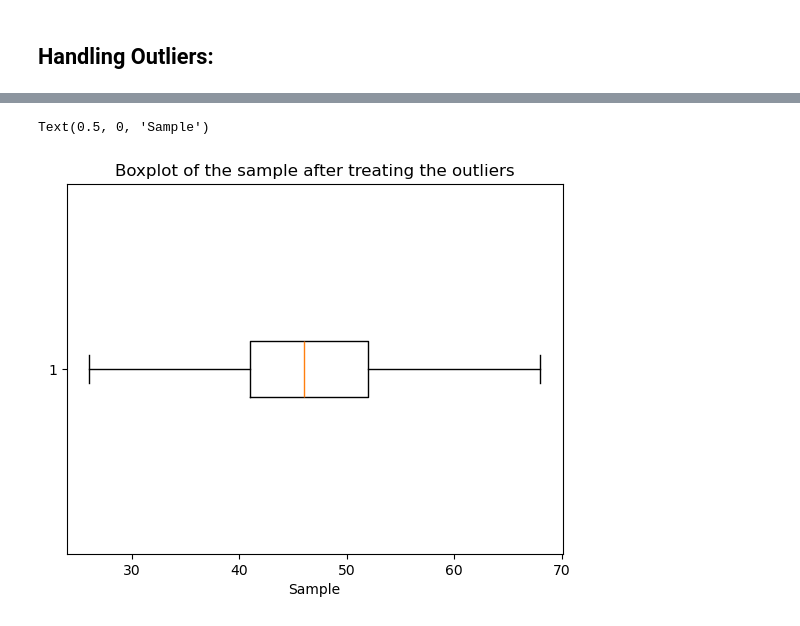
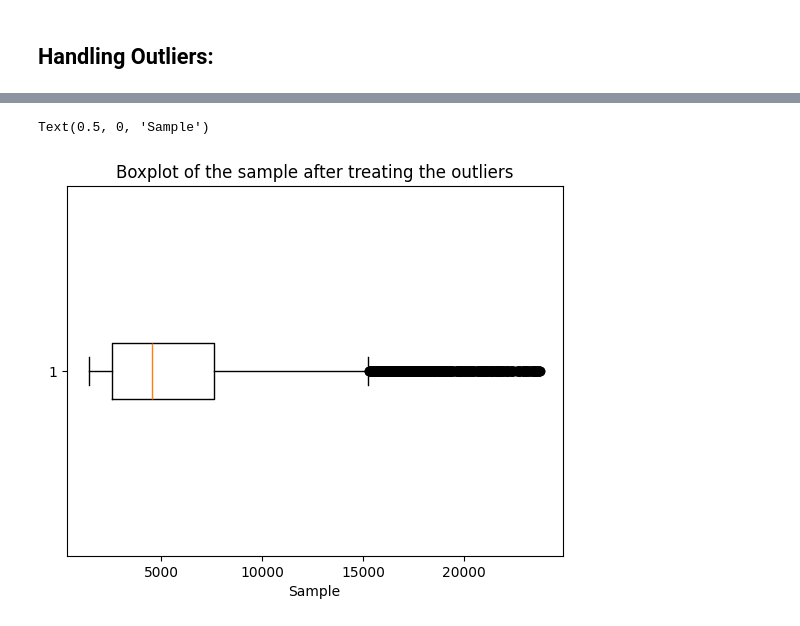
Before and after one commit to KIa-MEL/Credit-Limit-Prediction-Using-Neural-Networks, a Jupyter notebook: src/main.ipynb, the cells around one changed output, grey strips where cells are left out. Cells and saved outputs as stored; diff of their text form; code cells hidden in the pictures.

```diff
--- a/src/main.ipynb
+++ b/src/main.ipynb
@@ -148,13 +165,10 @@ See the caveats in the documentation: https://pandas.pydata.org/pandas-docs/stab
-# %%
-for column_name, column_data in data_no_dup.items():
-    data_no_dup = data_no_dup[data_no_dup[column_name] != -1000]
 # %%
-plt.boxplot(data_no_dup['Customer_Age'], vert=False)
+plt.boxplot(data_no_dup['Credit_Limit'], vert=False)
 plt.title("Boxplot of the sample after treating the outliers")
 plt.xlabel("Sample")
 # %% [output]
 Text(0.5, 0, 'Sample')
-[figure, old version]
+[figure, new version]
 # %%
 device = torch.device("cuda" if torch.cuda.is_available() else "cpu")
 device
```
Also changed, not shown: parts of 14 cells of this notebook.
